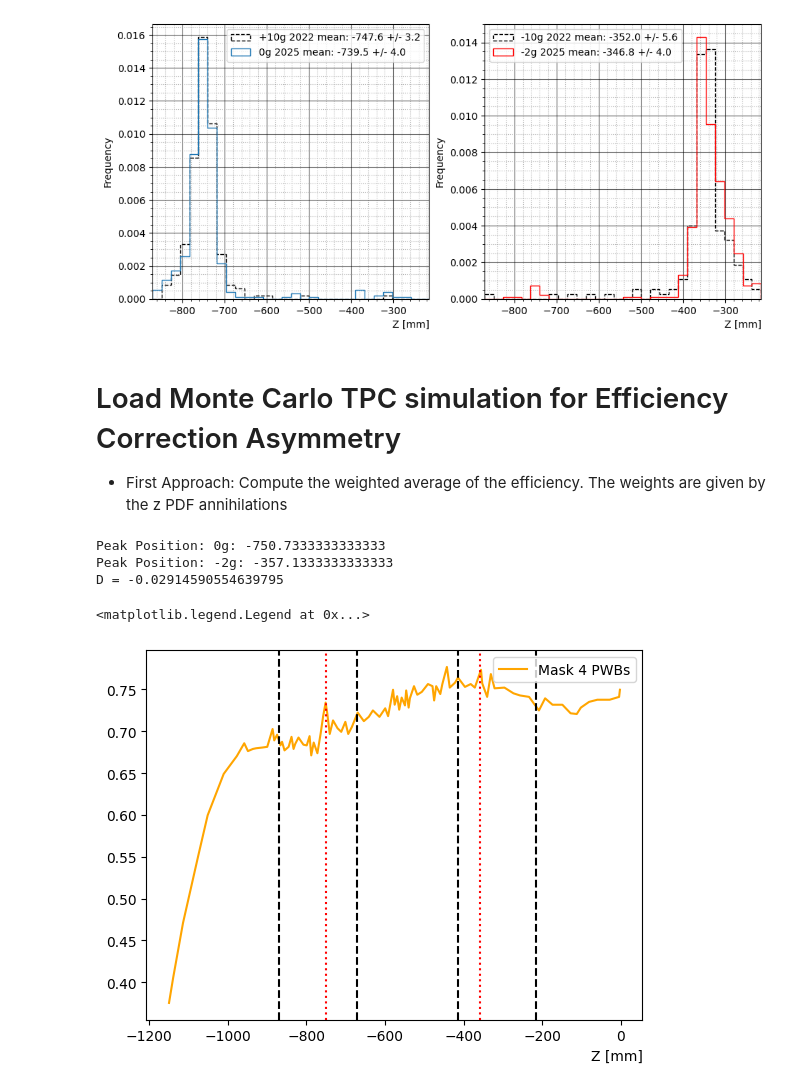
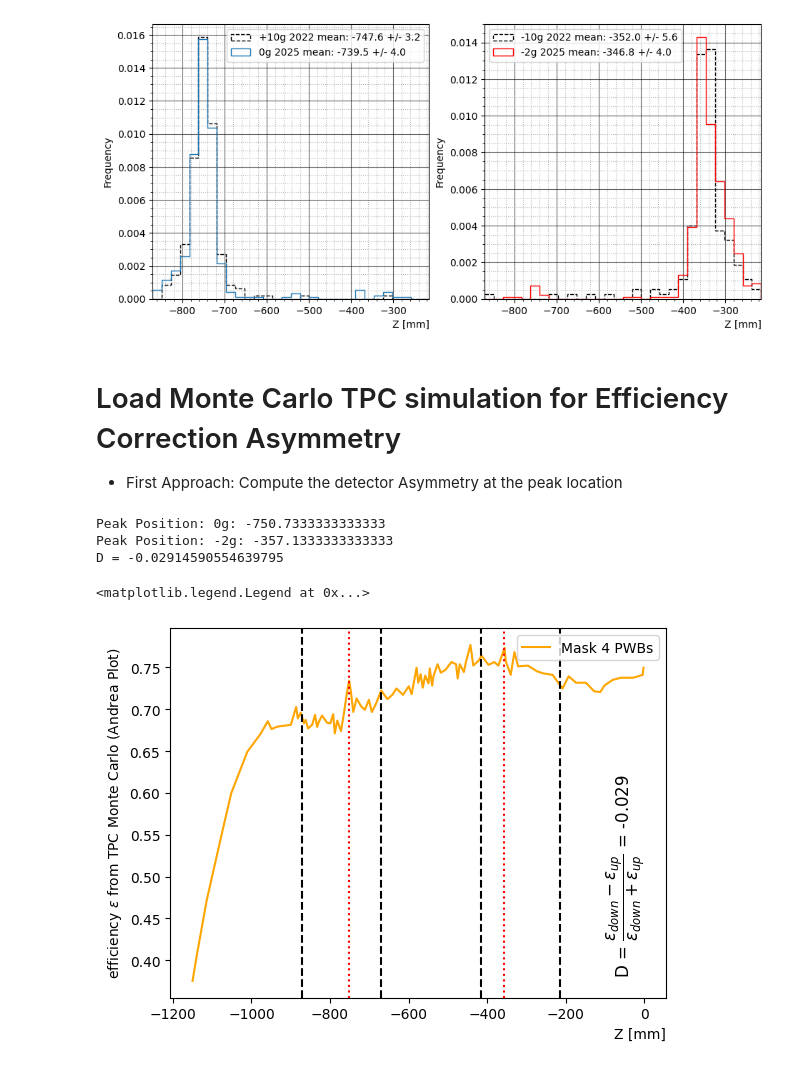
Before and after one commit to Adrianodelvincio/alphag_frequentist_analysis_2025, a Jupyter notebook: v1/Preliminary_Scurve_2025.ipynb, the cells around one changed output. Drawn from its saved outputs; the diff is of its cells as text; code cells hidden in the pictures.

```diff
--- a/v1/Preliminary_Scurve_2025.ipynb
+++ b/v1/Preliminary_Scurve_2025.ipynb
@@ -1066,7 +1066,7 @@ ag14100/ag14100.vertex.csv
 [figure]
 # %% [markdown]
 # Load Monte Carlo TPC simulation for Efficiency Correction Asymmetry
-- First Approach: Compute the weighted average of the efficiency. The weights are given by the z PDF annihilations
+- First Approach: Compute the detector Asymmetry at the peak location
 # %%
 zpoints, efficiency = np.loadtxt("../CSV/Efficiency-vs-Z.csv", unpack = True, skiprows = 1, delimiter = ',')
 #print(type(zpoints), zpoints)
@@ -1076,31 +1076,34 @@ efficiency_vs_z = CubicSpline(zpoints, efficiency)
 weighted_eff_down = 0
 for z, count in zip(zbins,counts_0g_2025):
     # efficiency weighted for the counts
     efficiency_vs_z(z) * count
 
 # Detector Asymmetry Calculation from MC
 indx = np.argmax(counts_0g_2025) # find the peak of the histogram
 peak_down = zbins[indx] + np.diff(zbins)[0]/2
 eps_down = efficiency_vs_z(zbins[indx] + np.diff(zbins)[0]/2)
 print(f"Peak Position: 0g: {zbins[indx] + np.diff(zbins)[0]/2}")
 indx = np.argmax(counts_m2g_2025) # find the peak of the histogram
 peak_up = zbins[indx] + np.diff(zbins)[0]/2
 eps_up = efficiency_vs_z(zbins[indx] + np.diff(zbins)[0]/2)
 print(f"Peak Position: -2g: {zbins[indx] + np.diff(zbins)[0]/2}")
+D = (eps_down - eps_up) / (eps_up + eps_down)
 print(f"D = {(eps_down - eps_up) / (eps_up + eps_down)}")
 
 plt.plot(zpoints, efficiency, "-", color = "orange", label = "Mask 4 PWBs")
 plt.xlabel("Z [mm]",loc = "right")
+plt.ylabel("efficiency $ \epsilon $ from TPC Monte Carlo (Andrea Plot)")
 plt.axvline(ZCUTS.zmax, color = "black", linestyle = "--")
 plt.axvline(ZCUTS.zmin, color = "black", linestyle = "--")
 plt.axvline(ZCUTS.zgap_min, color = "black", linestyle = "--")
 plt.axvline(ZCUTS.zgap_max, color = "black", linestyle = "--")
 plt.axvline(peak_down, color = "red", linestyle = "dotted")
 plt.axvline(peak_up, color = "red", linestyle = "dotted")
+plt.text(-100, 0.4, "D = $\dfrac{\epsilon_{down} - \epsilon_{up}}{\epsilon_{down} + \epsilon_{up}}$ = " + f"{D:.3f}" , fontsize = 12, rotation = 90)
 plt.legend()
 # %% [output]
 Peak Position: 0g: -750.7333333333333
 Peak Position: -2g: -357.1333333333333
 D = -0.02914590554639795
 <matplotlib.legend.Legend at 0x...>
-[figure, old version]
+[figure, new version]
```
